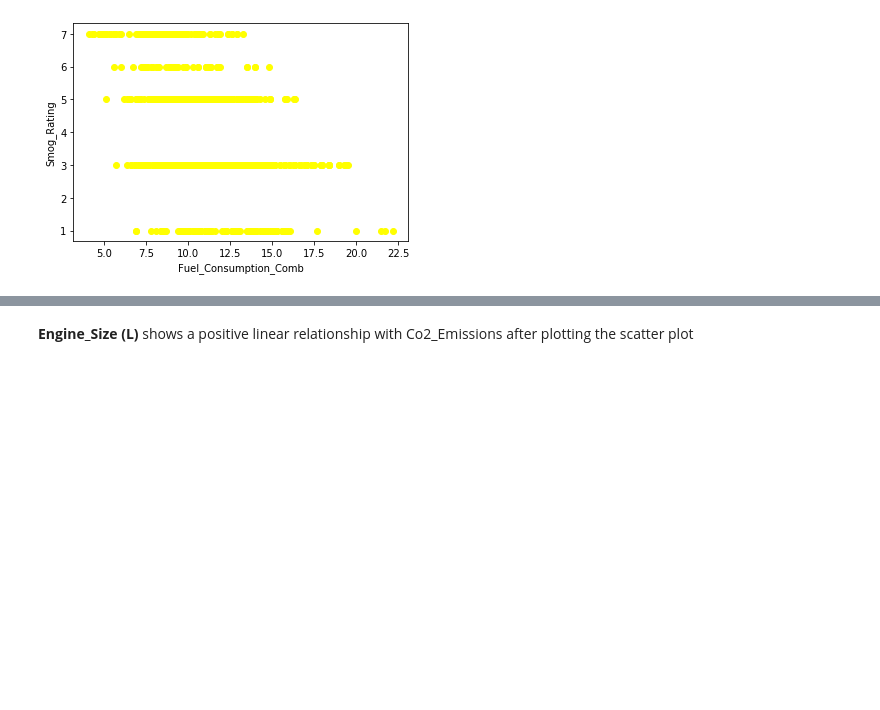
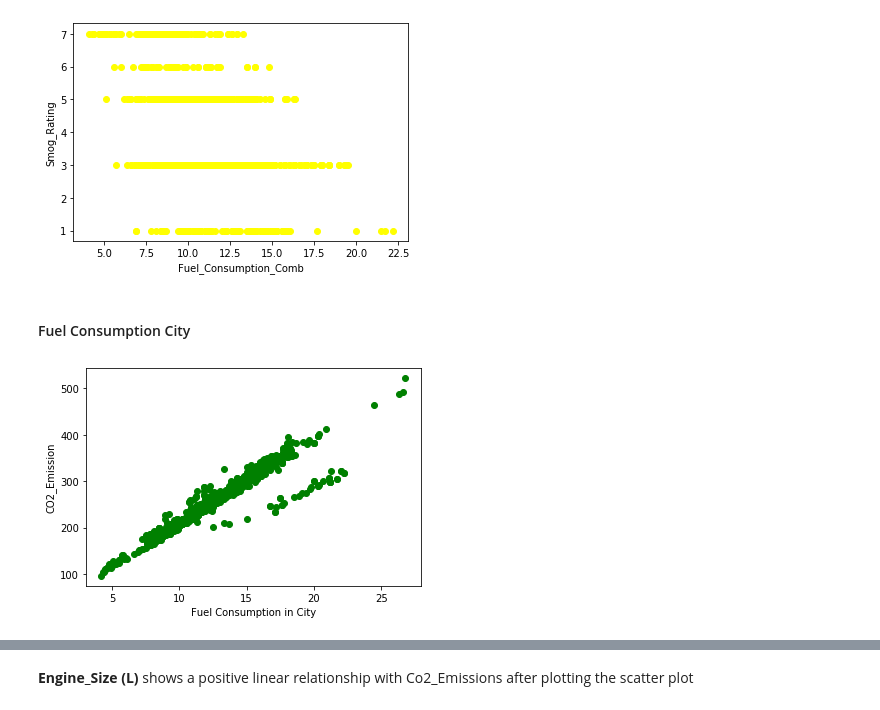
Before and after one commit to Devvrat53/Fuel-Consumption-of-Vehicle-in-Canada, a Jupyter notebook: Fuel_Consumption_Report_Canada.ipynb, the cells around one changed output, grey strips where cells are left out. Saved outputs shown, nothing was run; the diff lists cells and outputs as text; code cells hidden in the pictures; blank space fills up the shorter version.

```diff
--- a/Fuel_Consumption_Report_Canada.ipynb
+++ b/Fuel_Consumption_Report_Canada.ipynb
@@ -209,3 +211,12 @@ plt.ylabel("Smog_Rating")
 plt.show()
 # %% [output]
 [figure]
+# %% [markdown]
+#### Fuel Consumption City
+# %%
+plt.scatter(cdf['Fuel_Consumption_City'], cdf['CO2_Emissions'], color='green')
+plt.xlabel("Fuel Consumption in City")
+plt.ylabel("CO2_Emission")
+plt.show()
+# %% [output]
+[figure, added]
```
Also changed, not shown: parts of 49 cells of this notebook.
